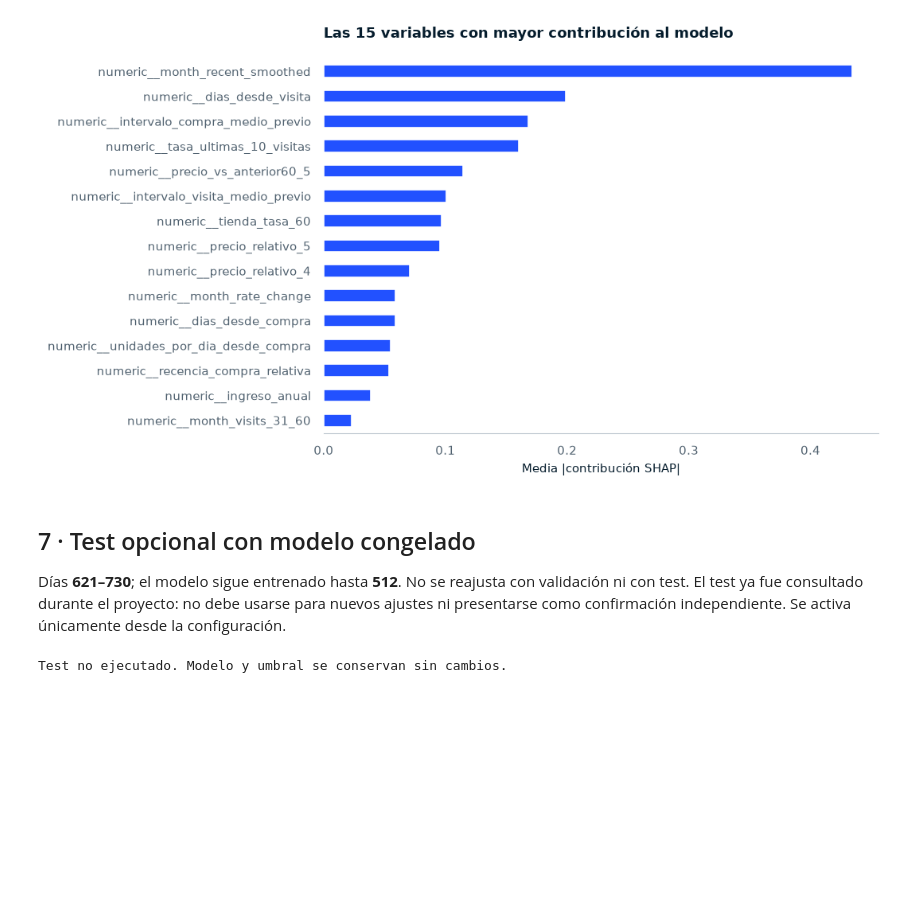
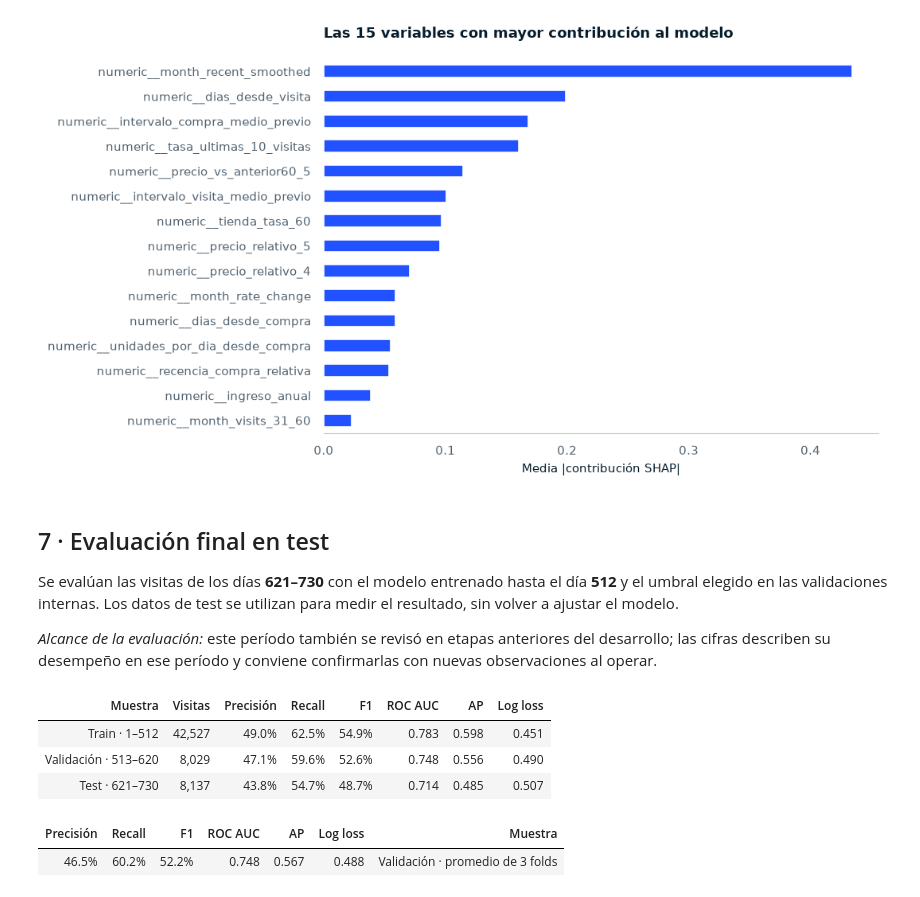
Before and after one commit to KireSregor/ferreyros-propension, a Jupyter notebook: notebooks/propension_lightgbm.ipynb, the cells around one changed output. Drawn from its saved outputs; the diff is of its cells as text; code cells hidden in the pictures; blank space fills up the shorter version.

```diff
--- a/notebooks/propension_lightgbm.ipynb
+++ b/notebooks/propension_lightgbm.ipynb
@@ -256,16 +261,19 @@ reporting.show_importance(bundle, features, events, config)
 # %% [output]
 [figure]
 # %% [markdown]
-## 7 · Test opcional con modelo congelado
-Días **621–730**; el modelo sigue entrenado hasta **512**. No se reajusta con validación ni con test.
-El test ya fue consultado durante el proyecto: no debe usarse para nuevos ajustes ni presentarse como confirmación independiente. Se activa únicamente desde la configuración.
+## 7 · Evaluación final en test
+Se evalúan las visitas de los días **621–730** con el modelo entrenado hasta el día **512** y el umbral elegido en las validaciones internas. Los datos de test se utilizan para medir el resultado, sin volver a ajustar el modelo.
+
+*Alcance de la evaluación:* este período también se revisó en etapas anteriores del desarrollo; las cifras describen su desempeño en ese período y conviene confirmarlas con nuevas observaciones al operar.
 # %%
-if EVALUATE_TEST:
-    test_result = workflow.evaluate_test(bundle, DATA)
-    results.append(test_result)
-    reporting.metric_table(pd.DataFrame([test_result]))
-else:
-    print("Test no ejecutado. Modelo y umbral se conservan sin cambios.")
+test_result = workflow.evaluate_test(bundle, DATA)
+results.append(test_result)
+reporting.show_final_results(pd.DataFrame(results))
 # %% [output]
-Test no ejecutado. Modelo y umbral se conservan sin cambios.
+| Muestra | Visitas | Precisión | Recall | F1 | ROC AUC | AP | Log loss |
+| Train · 1–512 | 42,527 | 49.0% | 62.5% | 54.9% | 0.783 | 0.598 | 0.451 |
+| Validación · 513–620 | 8,029 | 47.1% | 59.6% | 52.6% | 0.748 | 0.556 | 0.490 |
+| Test · 621–730 | 8,137 | 43.8% | 54.7% | 48.7% | 0.714 | 0.485 | 0.507 |
+| Precisión | Recall | F1 | ROC AUC | AP | Log loss | Muestra |
+| 46.5% | 60.2% | 52.2% | 0.748 | 0.567 | 0.488 | Validación · promedio de 3 folds |
 # %% [markdown]
```
Also changed, not shown: parts of 14 cells of this notebook, 3 other files.
